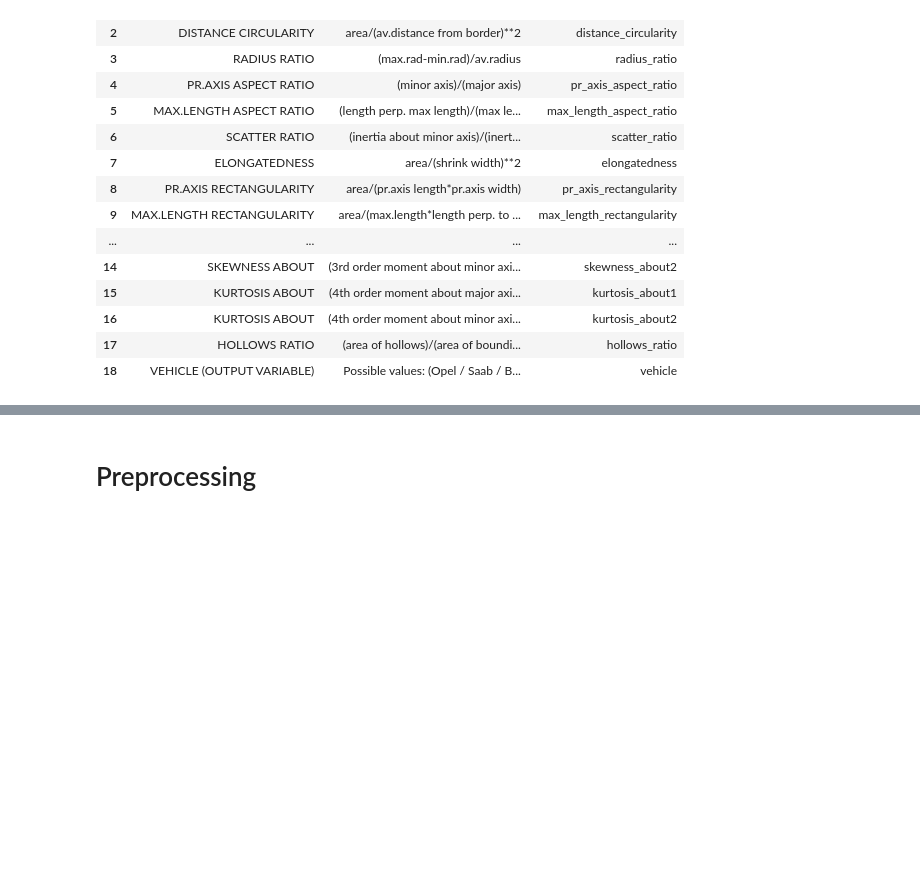
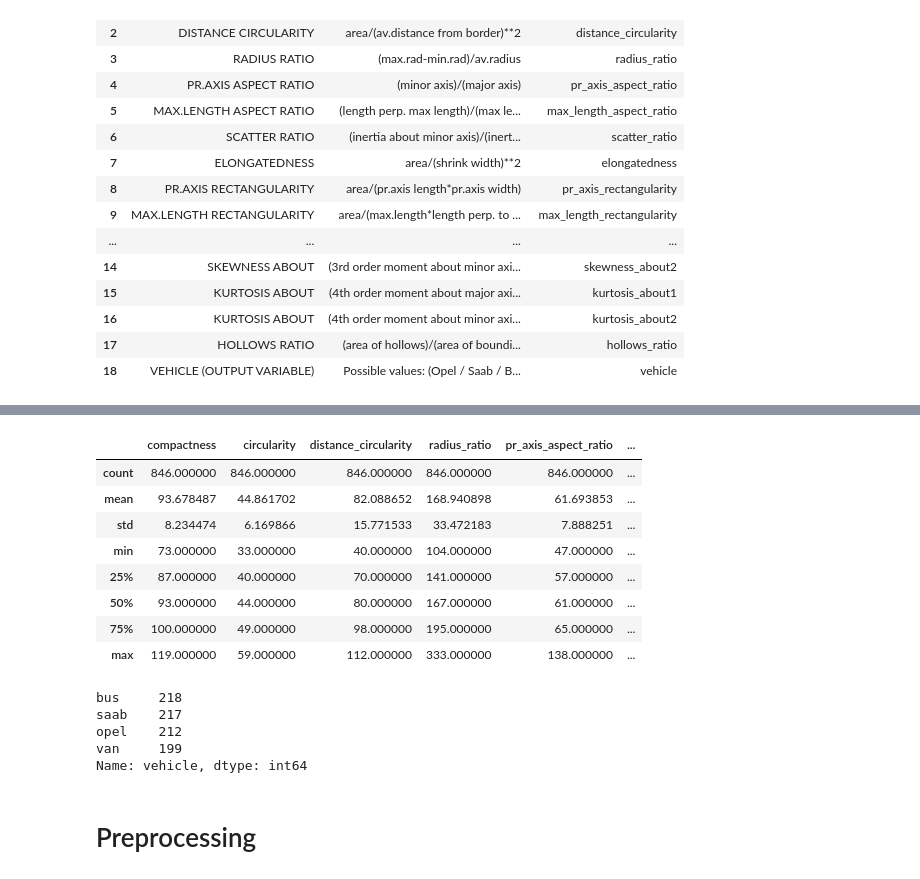
Before and after one commit to jaime9510/DataSpaces, a Jupyter notebook: Code/Tesina.ipynb, the cells around one changed output, grey strips where cells are left out. Saved outputs shown, nothing was run; the diff lists cells and outputs as text; code cells hidden in the pictures; blank space fills up the shorter version.

```diff
--- a/Code/Tesina.ipynb
+++ b/Code/Tesina.ipynb
@@ -217,6 +219,27 @@ py.iplot(data, filename='pandas-box-plot')
 # %% [output]
 High five! You successfuly sent some data to your account on plotly. View your plot in your browser at https://plot.ly/~jaime9510/0 or inside your plot.ly account where it is named 'pandas-box-plot'
 [interactive output not drawn]
+# %%
+vehicles.describe().to_csv(path_or_buf='./../Results/basic_statistics.csv', decimal=',')
+vehicles.describe()
+# %% [output]
+|  | compactness | circularity | distance_circularity | radius_ratio | pr_axis_aspect_ratio | ... |
+| count | 846.000000 | 846.000000 | 846.000000 | 846.000000 | 846.000000 | ... |
+| mean | 93.678487 | 44.861702 | 82.088652 | 168.940898 | 61.693853 | ... |
+| std | 8.234474 | 6.169866 | 15.771533 | 33.472183 | 7.888251 | ... |
+| min | 73.000000 | 33.000000 | 40.000000 | 104.000000 | 47.000000 | ... |
+| 25% | 87.000000 | 40.000000 | 70.000000 | 141.000000 | 57.000000 | ... |
+| 50% | 93.000000 | 44.000000 | 80.000000 | 167.000000 | 61.000000 | ... |
+| 75% | 100.000000 | 49.000000 | 98.000000 | 195.000000 | 65.000000 | ... |
+| max | 119.000000 | 59.000000 | 112.000000 | 333.000000 | 138.000000 | ... |
+# %%
+vehicles['vehicle'].value_counts()
+# %% [output]
+bus     218
+saab    217
+opel    212
+van     199
+Name: vehicle, dtype: int64
 # %% [markdown]
 # Preprocessing
 # %% [markdown]
```
Also changed, not shown: parts of 51 cells of this notebook, 9 other files.
